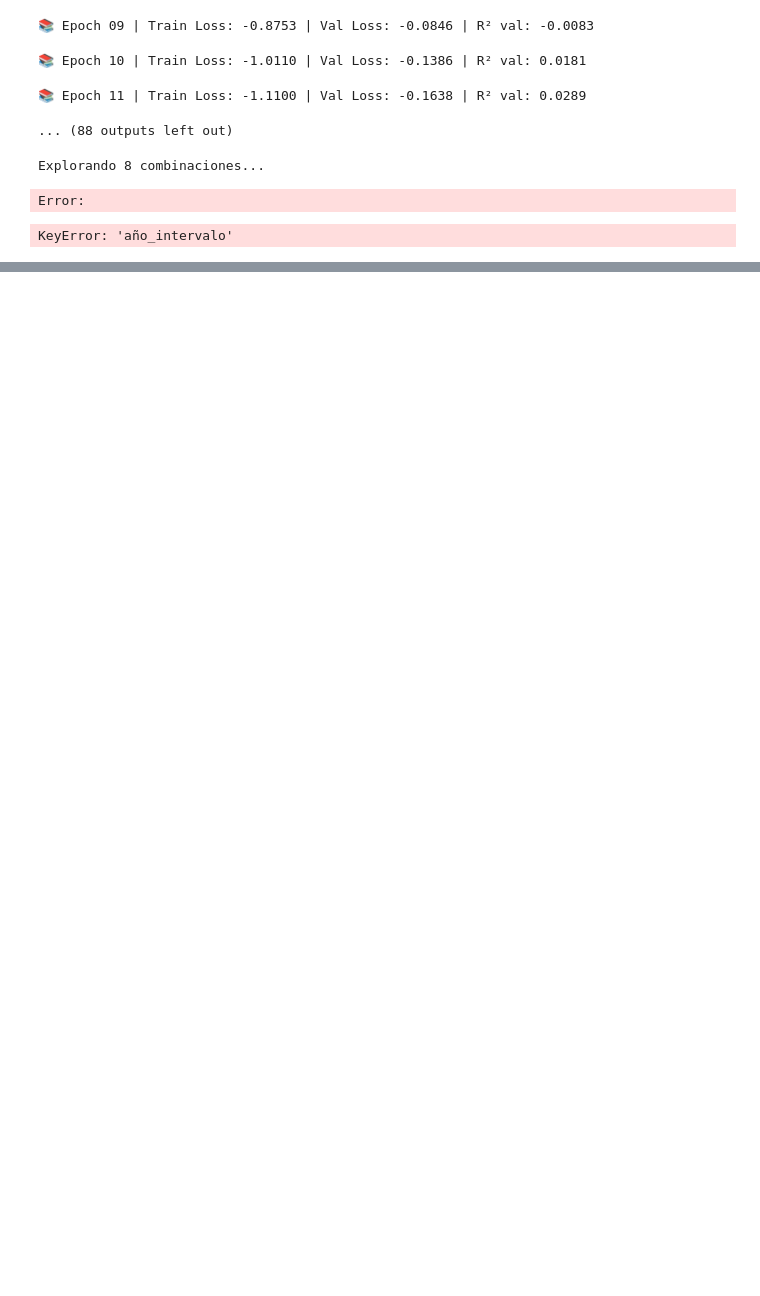
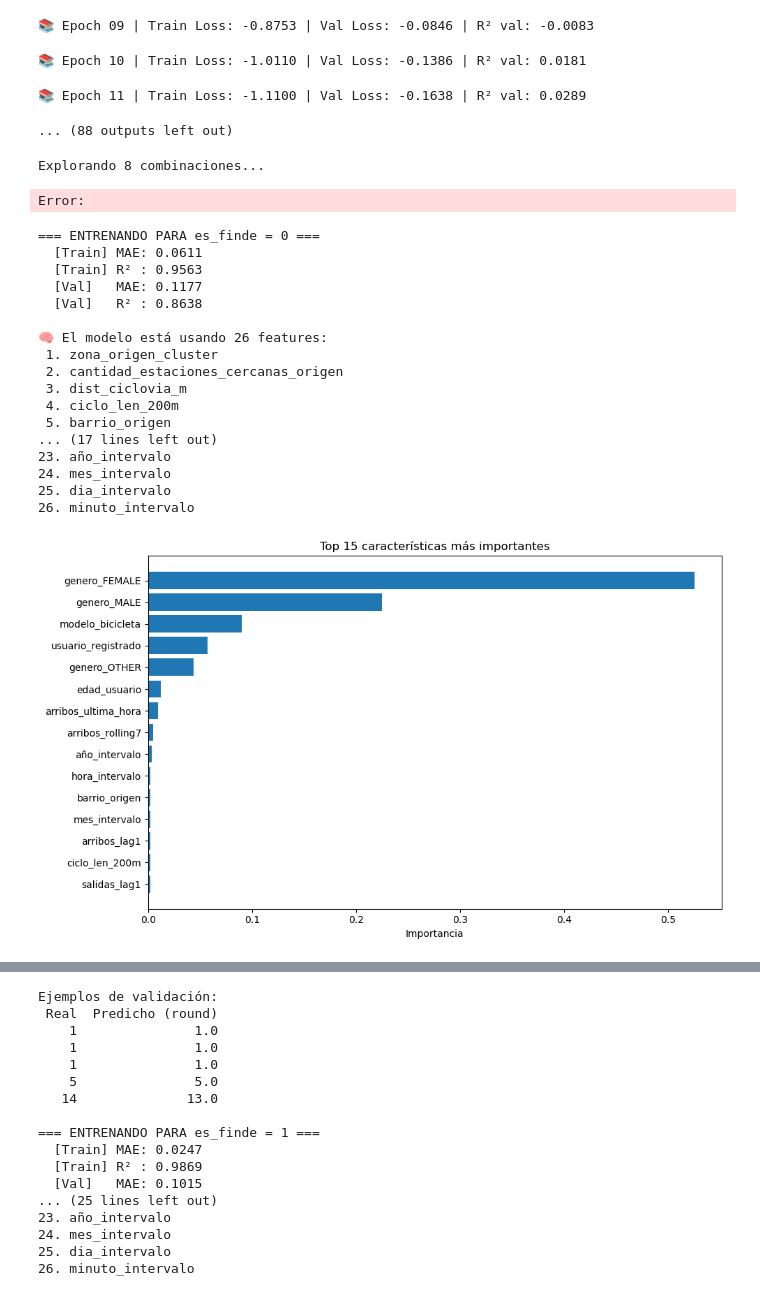
Before and after one commit to athinasalimm/FINAL_ML, a Jupyter notebook: random_forest.ipynb, the cells around one changed output, grey strips where cells are left out. Drawn from its saved outputs; the diff is of its cells as text; code cells hidden in the pictures; blank space fills up the shorter version.

```diff
--- a/random_forest.ipynb
+++ b/random_forest.ipynb
@@ -581,7 +581,8 @@ def entrenar_modelo_por_finde(path_modelado):
     cols_a_excluir = [
         "N_arribos_intervalo",
         "id_estacion_origen",
-        "fecha_intervalo"
+        "fecha_intervalo",
+        'N_salidas_intervalo',
     ]
 
     df_train = df[(df["año_intervalo"] < 2024) | ((df["año_intervalo"] == 2024) & (df["mes_intervalo"] <= 4))].copy()
@@ -624,31 +625,48 @@ def entrenar_modelo_por_finde(path_modelado):
         y_val_preds.loc[df_val_sub.index] = y_pred
 
         print(f"  [Val]   MAE: {mean_absolute_error(y_val, y_pred):.4f}")
         print(f"  [Val]   R² : {r2_score(y_val, y_pred):.4f}")
 
         print_features_usadas(X_train.columns)
         plot_feature_importance_bar(modelo, X_train.columns)
         plot_real_vs_pred(y_val, y_pred)
 
         print_ejemplos_val(y_val, y_pred)
 
     print("\n=== MÉTRICAS VALIDACIÓN GLOBAL ===")
     y_val = df_val[target]
     y_val_preds_rounded = np.round(y_val_preds)
     print("MAE:", mean_absolute_error(y_val, y_val_preds_rounded))
     print("R²:", r2_score(y_val, y_val_preds_rounded))
 
     return modelos, df_val, y_val, y_val_preds_rounded, X_train
 
 # 🔍 Nueva función auxiliar para ver ejemplos concretos
 def print_ejemplos_val(y_val, y_pred, n=5):
     print("\nEjemplos de validación:")
     ejemplos = pd.DataFrame({
         "Real": y_val.values,
         "Predicho (round)": y_pred
     }).reset_index(drop=True).head(n)
     print(ejemplos.to_string(index=False))
 
 modelos_finde, df_val_finde, y_val_finde, y_val_preds_finde, X_train_finde = entrenar_modelo_por_finde("data/modelado/ds_modelado_group.parquet")
 # %% [output]
-KeyError: 'año_intervalo'
+=== ENTRENANDO PARA es_finde = 0 ===
+  [Train] MAE: 0.0611
+  [Train] R² : 0.9563
+  [Val]   MAE: 0.1177
+  [Val]   R² : 0.8638
+
+🧠 El modelo está usando 26 features:
+ 1. zona_origen_cluster
+ 2. cantidad_estaciones_cercanas_origen
+ 3. dist_ciclovia_m
+ 4. ciclo_len_200m
+ 5. barrio_origen
+... (17 lines left out)
+23. año_intervalo
+24. mes_intervalo
+25. dia_intervalo
+26. minuto_intervalo
+[figure, added]
@@ -654,0 +674,17 @@ KeyError: 'año_intervalo'
+Ejemplos de validación:
+ Real  Predicho (round)
+    1               1.0
+    1               1.0
+    1               1.0
+    5               5.0
+   14              13.0
+
+=== ENTRENANDO PARA es_finde = 1 ===
+  [Train] MAE: 0.0247
+  [Train] R² : 0.9869
+  [Val]   MAE: 0.1015
+... (25 lines left out)
+23. año_intervalo
+24. mes_intervalo
+25. dia_intervalo
+26. minuto_intervalo
```
Also changed, not shown: parts of 1 cell of this notebook, 2 other files.
